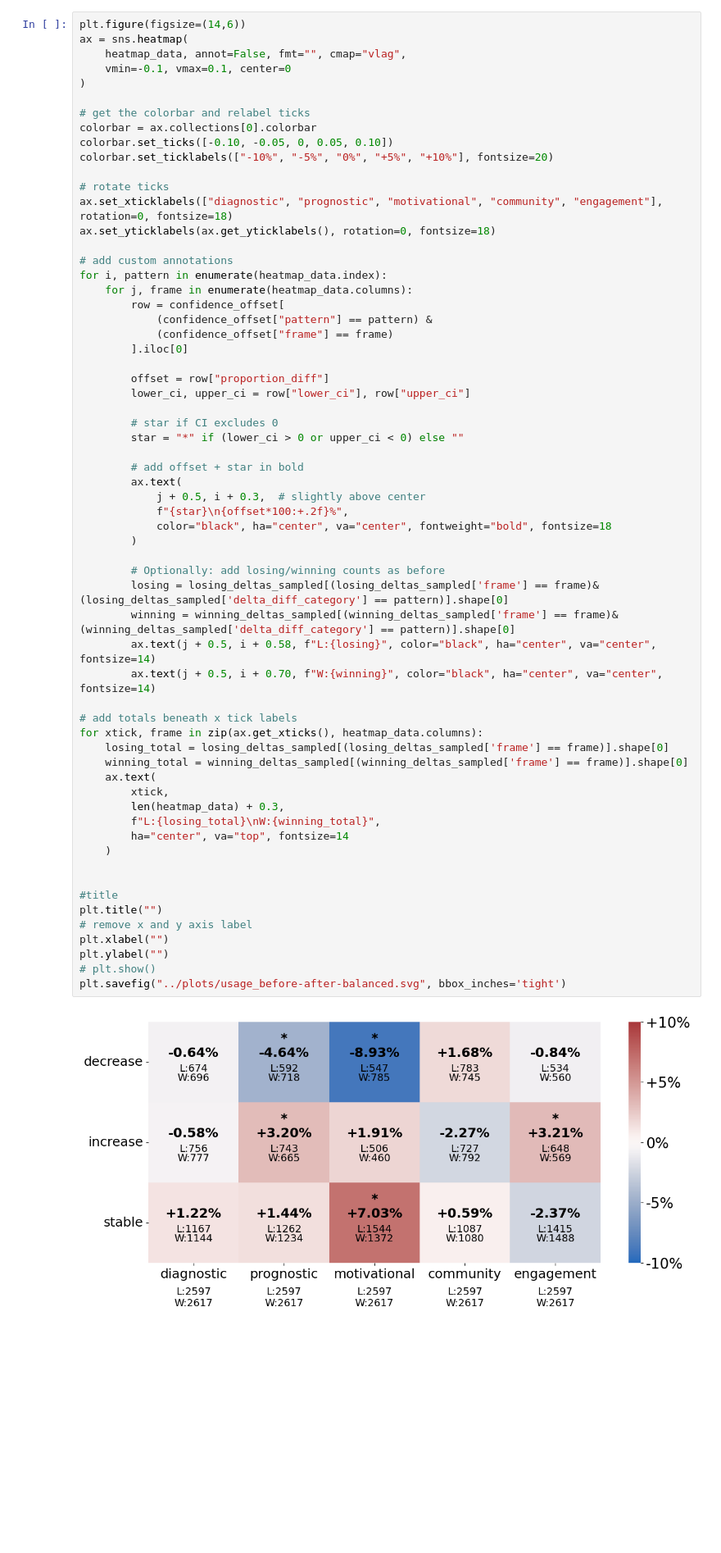
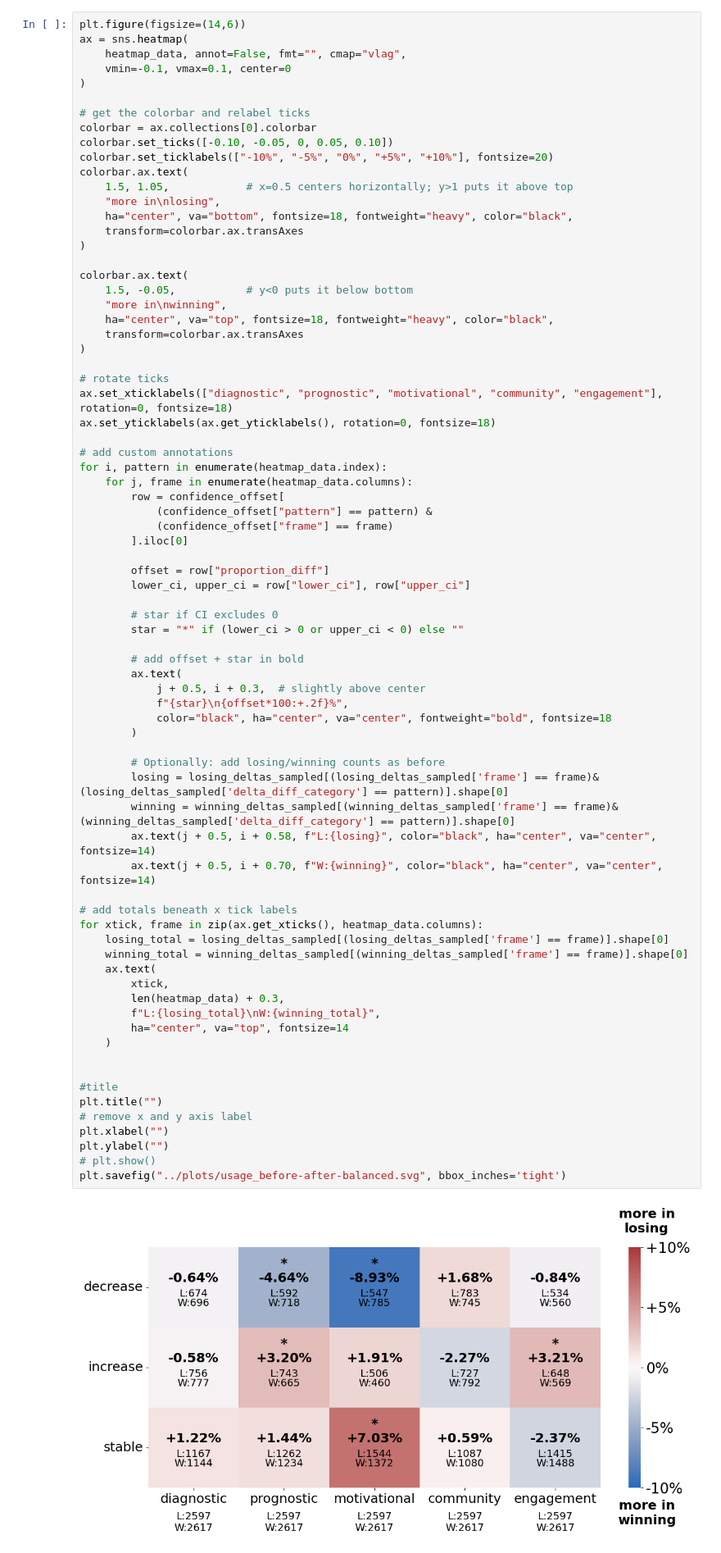
Before and after one commit to ariannap13/laborunions, a Jupyter notebook: union-activity_analysis/pattern_analysis_slopes.ipynb, the cells around one changed output. Shown at 82% size. Drawn from its saved outputs; the diff is of its cells as text; blank space fills up the shorter version.

```diff
--- a/union-activity_analysis/pattern_analysis_slopes.ipynb
+++ b/union-activity_analysis/pattern_analysis_slopes.ipynb
@@ -109,6 +109,19 @@ ax = sns.heatmap(
 colorbar = ax.collections[0].colorbar
 colorbar.set_ticks([-0.10, -0.05, 0, 0.05, 0.10])
 colorbar.set_ticklabels(["-10%", "-5%", "0%", "+5%", "+10%"], fontsize=20)
+colorbar.ax.text(
+    1.5, 1.05,            # x=0.5 centers horizontally; y>1 puts it above top
+    "more in\nlosing",
+    ha="center", va="bottom", fontsize=18, fontweight="heavy", color="black",
+    transform=colorbar.ax.transAxes
+)
+
+colorbar.ax.text(
+    1.5, -0.05,           # y<0 puts it below bottom
+    "more in\nwinning",
+    ha="center", va="top", fontsize=18, fontweight="heavy", color="black",
+    transform=colorbar.ax.transAxes
+)
 
 # rotate ticks
 ax.set_xticklabels(["diagnostic", "prognostic", "motivational", "community", "engagement"], rotation=0, fontsize=18)
@@ -134,34 +147,34 @@ for i, pattern in enumerate(heatmap_data.index):
             f"{star}\n{offset*100:+.2f}%",
             color="black", ha="center", va="center", fontweight="bold", fontsize=18
         )
 
         # Optionally: add losing/winning counts as before
         losing = losing_deltas_sampled[(losing_deltas_sampled['frame'] == frame)&(losing_deltas_sampled['delta_diff_category'] == pattern)].shape[0]
         winning = winning_deltas_sampled[(winning_deltas_sampled['frame'] == frame)&(winning_deltas_sampled['delta_diff_category'] == pattern)].shape[0]
         ax.text(j + 0.5, i + 0.58, f"L:{losing}", color="black", ha="center", va="center", fontsize=14)
         ax.text(j + 0.5, i + 0.70, f"W:{winning}", color="black", ha="center", va="center", fontsize=14)
 
 # add totals beneath x tick labels
 for xtick, frame in zip(ax.get_xticks(), heatmap_data.columns):
     losing_total = losing_deltas_sampled[(losing_deltas_sampled['frame'] == frame)].shape[0]
     winning_total = winning_deltas_sampled[(winning_deltas_sampled['frame'] == frame)].shape[0]
     ax.text(
         xtick,
         len(heatmap_data) + 0.3,
         f"L:{losing_total}\nW:{winning_total}",
         ha="center", va="top", fontsize=14
     )
 
 
 #title
 plt.title("")
 # remove x and y axis label
 plt.xlabel("")
 plt.ylabel("")
 # plt.show()
 plt.savefig("../plots/usage_before-after-balanced.svg", bbox_inches='tight')
 # %% [output]
-[figure, old version]
+[figure, new version]
 # %% [markdown]
 # Robustness
 # %% [markdown]
```
Also changed, not shown: parts of 4 cells of this notebook.
